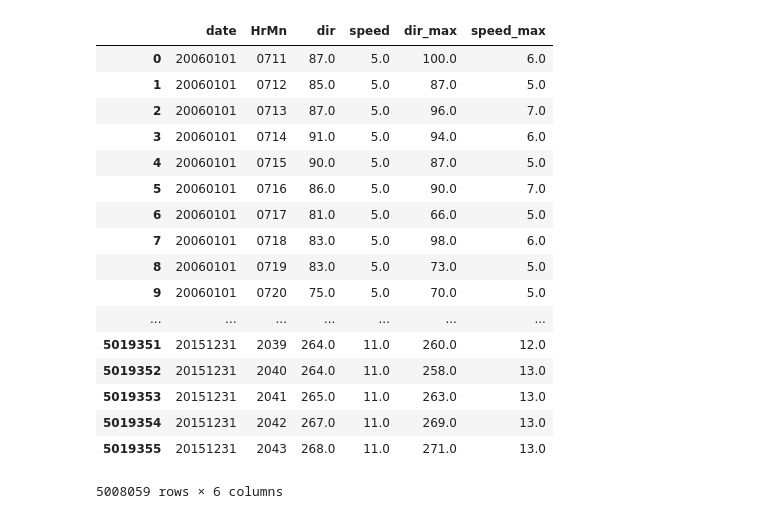
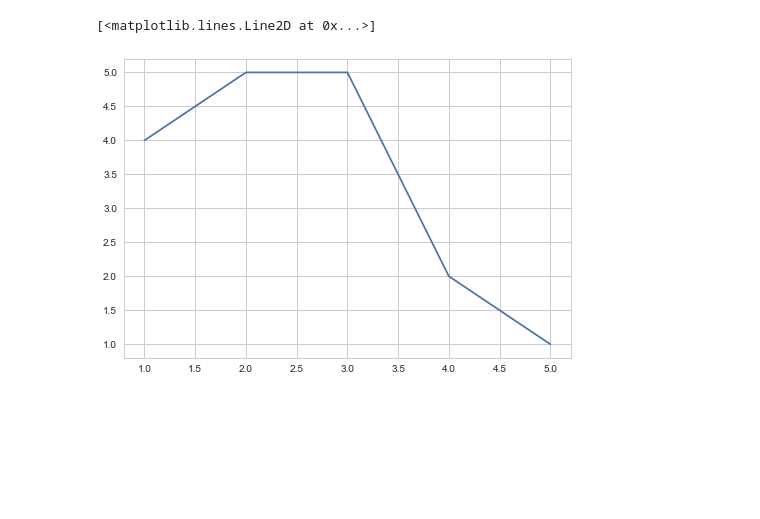
Before and after one commit to cqcn1991/Wind-Speed-Analysis, a Jupyter notebook: playground.ipynb, the cells around one changed output. Cells and saved outputs as stored; diff of their text form; code cells hidden in the pictures; blank space fills up the shorter version.

```diff
--- a/playground.ipynb
+++ b/playground.ipynb
@@ -13,0 +24,8 @@ df = pd.read_csv('DSM/DSM.csv',header=0, skipinitialspace=True, dtype={'HrMn': o
+# %%
+x=[1,2,3,4,5]
+y=[4,5,5,2,1]
+plot(x,y,'-')
+plt.gca().set_xlim([1, 5])
+# %% [output]
+[<matplotlib.lines.Line2D at 0x...>]
+[figure, added]
@@ -20,23 +48 @@ df = df.dropna()
-# %%
-df=df[['date','HrMn','dir','speed','dir_max','speed_max']]
-df
-# %% [output]
-|  | date | HrMn | dir | speed | dir_max | speed_max |
-| 0 | 20060101 | 0711 | 87.0 | 5.0 | 100.0 | 6.0 |
-| 1 | 20060101 | 0712 | 85.0 | 5.0 | 87.0 | 5.0 |
-| 2 | 20060101 | 0713 | 87.0 | 5.0 | 96.0 | 7.0 |
-| 3 | 20060101 | 0714 | 91.0 | 5.0 | 94.0 | 6.0 |
-| 4 | 20060101 | 0715 | 90.0 | 5.0 | 87.0 | 5.0 |
-| 5 | 20060101 | 0716 | 86.0 | 5.0 | 90.0 | 7.0 |
-| 6 | 20060101 | 0717 | 81.0 | 5.0 | 66.0 | 5.0 |
-| 7 | 20060101 | 0718 | 83.0 | 5.0 | 98.0 | 6.0 |
-| 8 | 20060101 | 0719 | 83.0 | 5.0 | 73.0 | 5.0 |
-| 9 | 20060101 | 0720 | 75.0 | 5.0 | 70.0 | 5.0 |
-| ... | ... | ... | ... | ... | ... | ... |
-| 5019351 | 20151231 | 2039 | 264.0 | 11.0 | 260.0 | 12.0 |
-| 5019352 | 20151231 | 2040 | 264.0 | 11.0 | 258.0 | 13.0 |
-| 5019353 | 20151231 | 2041 | 265.0 | 11.0 | 263.0 | 13.0 |
-| 5019354 | 20151231 | 2042 | 267.0 | 11.0 | 269.0 | 13.0 |
-| 5019355 | 20151231 | 2043 | 268.0 | 11.0 | 271.0 | 13.0 |
-5008059 rows × 6 columns
 # %%
```
Also changed, not shown: parts of 27 cells of this notebook, 14 other files.
